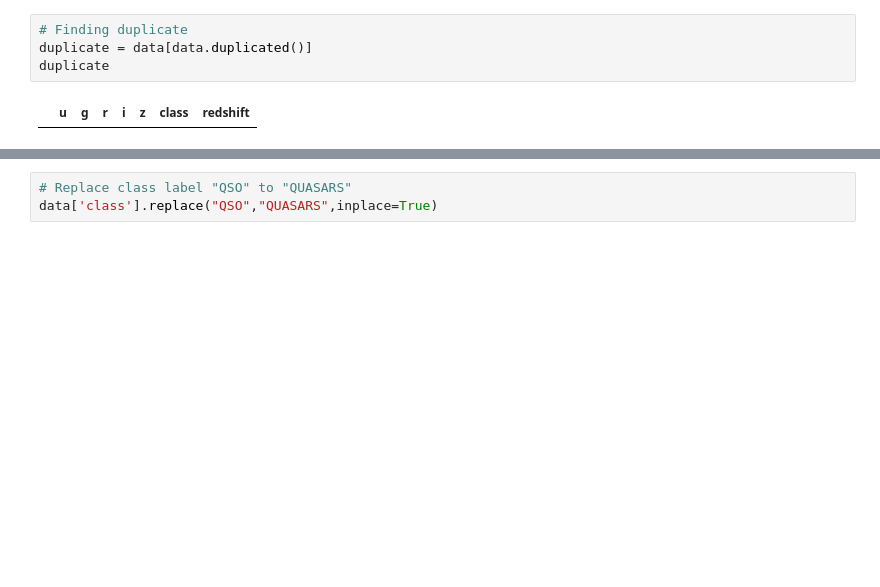
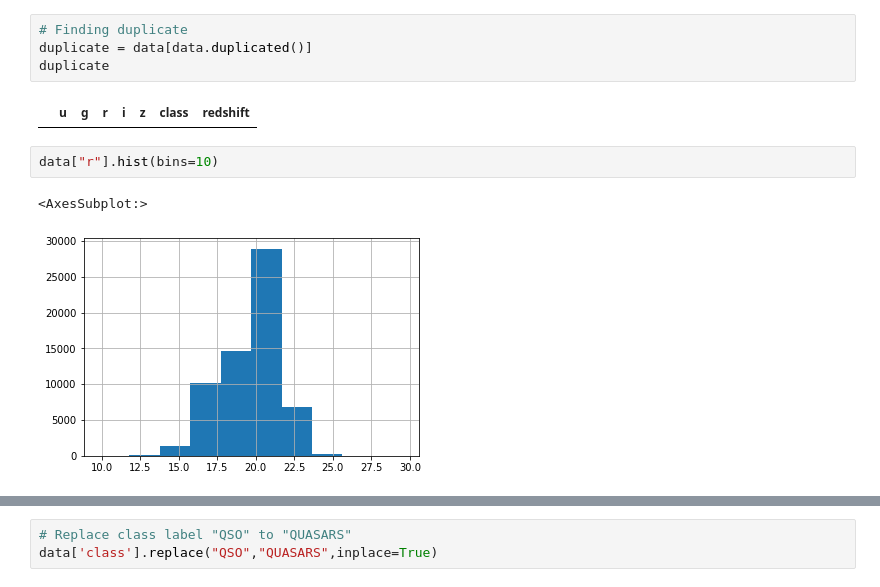
Before and after one commit to Jenil-Vekaria/StellarClassification, a Jupyter notebook: Classification.ipynb, the cells around one changed output, grey strips where cells are left out. Drawn from its saved outputs; the diff is of its cells as text; blank space fills up the shorter version.

```diff
--- a/Classification.ipynb
+++ b/Classification.ipynb
@@ -97,3 +102,8 @@ duplicate = data[data.duplicated()]
 duplicate
 # %% [output]
 |  | u | g | r | i | z | class | redshift |
+# %%
+data["r"].hist(bins=10)
+# %% [output]
+<AxesSubplot:>
+[figure, added]
```
Also changed, not shown: parts of 33 cells of this notebook, 4 other files.
